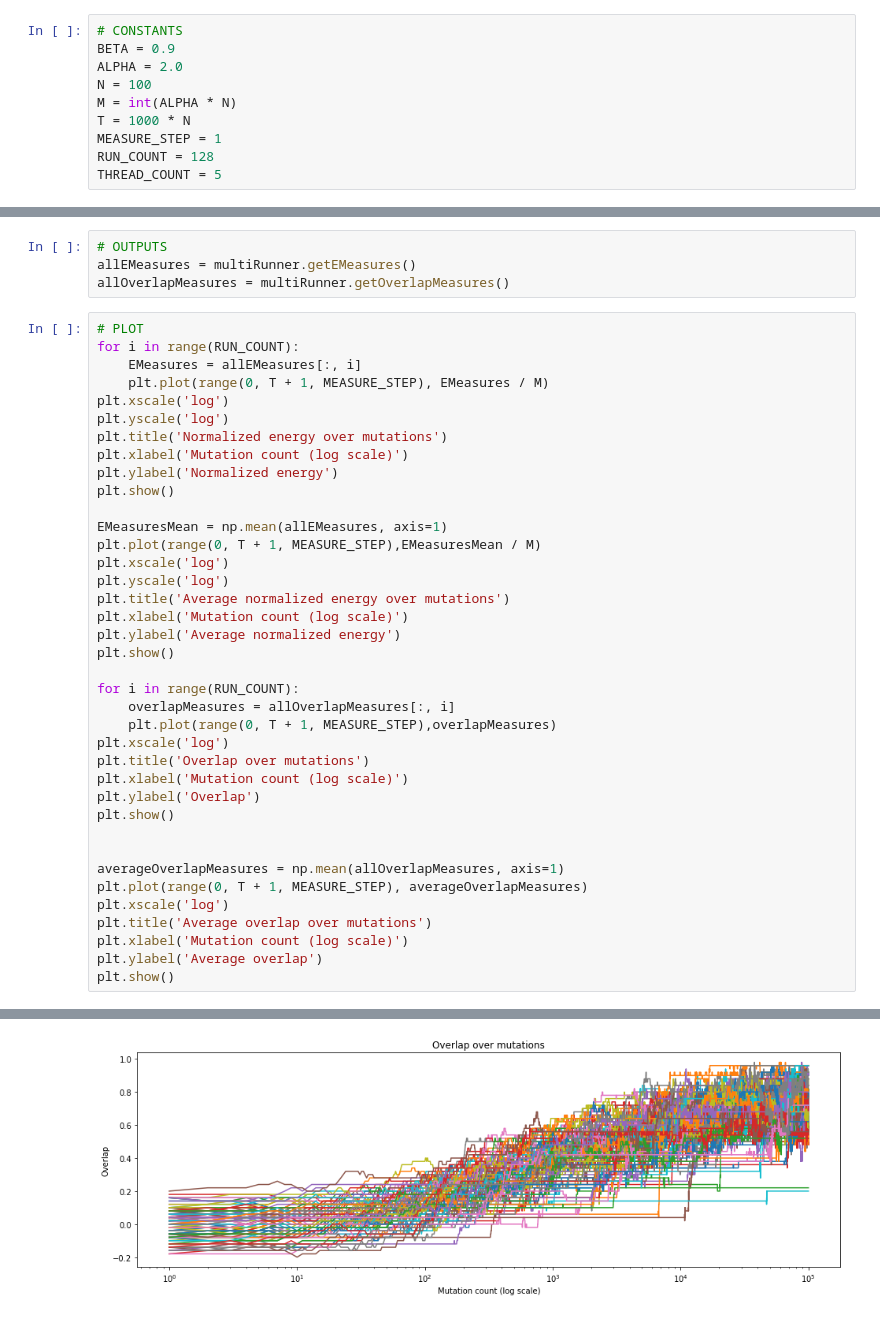
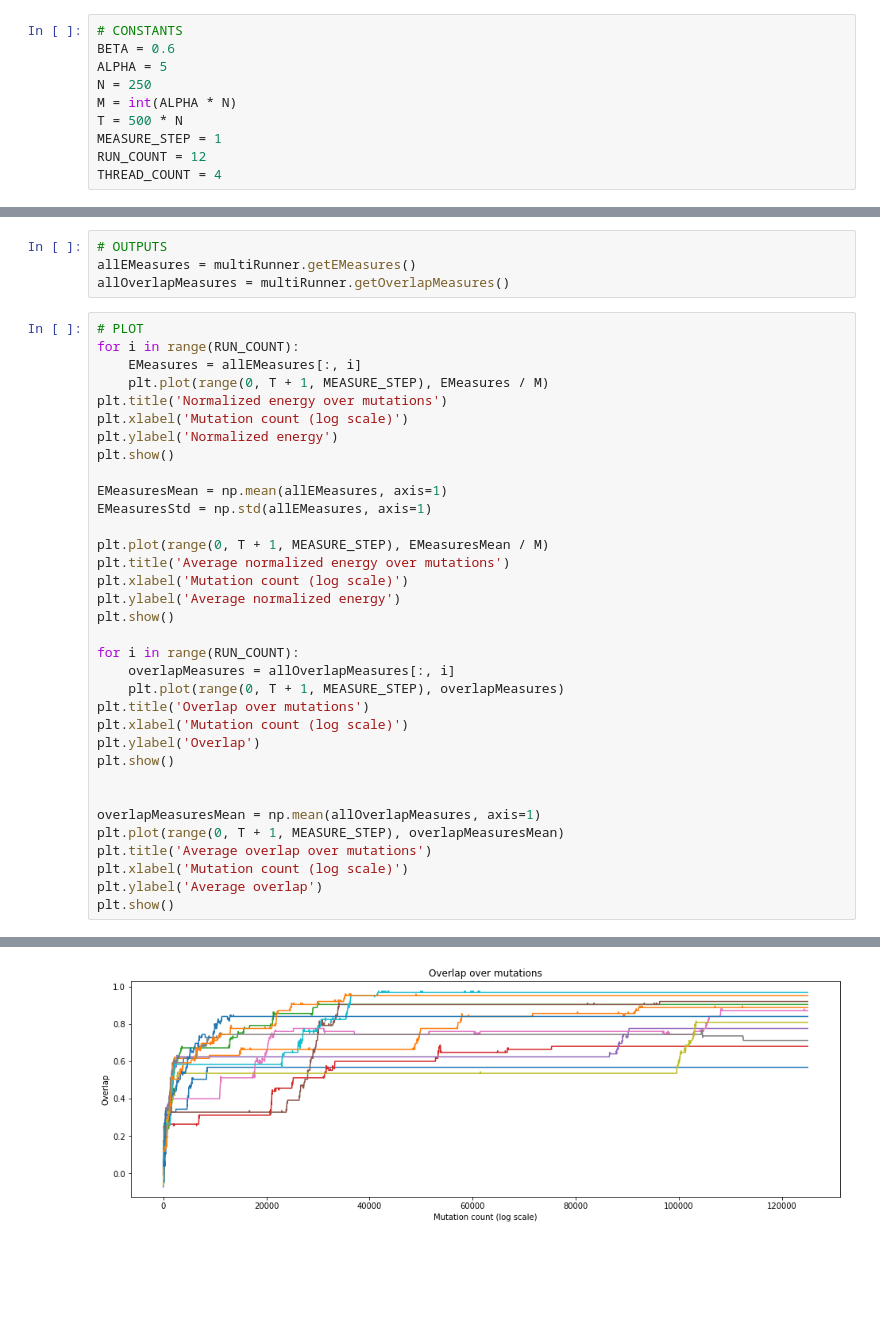
Before and after one commit to njroussel/SimulatedAnnealing, a Jupyter notebook: Running.ipynb, the cells around one changed output, grey strips where cells are left out. Drawn from its saved outputs; the diff is of its cells as text; blank space fills up the shorter version.

Commit message:
Plot schedules, fix schedule errors, create bindings for schedulers

```diff
--- a/Running.ipynb
+++ b/Running.ipynb
@@ -9,14 +9,14 @@ import numpy as np
 plt.rcParams["figure.figsize"] = (16, 5)
 # %%
 # CONSTANTS
-BETA = 0.9
-ALPHA = 2.0
-N = 100
+BETA = 0.6
+ALPHA = 5
+N = 250
 M = int(ALPHA * N)
-T = 1000 * N
+T = 500 * N
 MEASURE_STEP = 1
-RUN_COUNT = 128
-THREAD_COUNT = 5
+RUN_COUNT = 12
+THREAD_COUNT = 4
 # %%
 # SEEDS
 weightsSeed = rng.randint(0,2**32-1)
@@ -48,17 +48,15 @@ allOverlapMeasures = multiRunner.getOverlapMeasures()
 for i in range(RUN_COUNT):
     EMeasures = allEMeasures[:, i]
     plt.plot(range(0, T + 1, MEASURE_STEP), EMeasures / M)
-plt.xscale('log')
-plt.yscale('log')
 plt.title('Normalized energy over mutations')
 plt.xlabel('Mutation count (log scale)')
 plt.ylabel('Normalized energy')
 plt.show()
 
 EMeasuresMean = np.mean(allEMeasures, axis=1)
-plt.plot(range(0, T + 1, MEASURE_STEP),EMeasuresMean / M)
-plt.xscale('log')
-plt.yscale('log')
+EMeasuresStd = np.std(allEMeasures, axis=1)
+
+plt.plot(range(0, T + 1, MEASURE_STEP), EMeasuresMean / M)
 plt.title('Average normalized energy over mutations')
 plt.xlabel('Mutation count (log scale)')
 plt.ylabel('Average normalized energy')
@@ -66,17 +64,15 @@ plt.show()
 
 for i in range(RUN_COUNT):
     overlapMeasures = allOverlapMeasures[:, i]
-    plt.plot(range(0, T + 1, MEASURE_STEP),overlapMeasures)
-plt.xscale('log')
+    plt.plot(range(0, T + 1, MEASURE_STEP), overlapMeasures)
 plt.title('Overlap over mutations')
 plt.xlabel('Mutation count (log scale)')
 plt.ylabel('Overlap')
 plt.show()
 
 
-averageOverlapMeasures = np.mean(allOverlapMeasures, axis=1)
-plt.plot(range(0, T + 1, MEASURE_STEP), averageOverlapMeasures)
-plt.xscale('log')
+overlapMeasuresMean = np.mean(allOverlapMeasures, axis=1)
+plt.plot(range(0, T + 1, MEASURE_STEP), overlapMeasuresMean)
 plt.title('Average overlap over mutations')
 plt.xlabel('Mutation count (log scale)')
 plt.ylabel('Average overlap')
@@ -87 +83 @@ plt.show()
-[figure, old version]
+[figure, new version]
```
Also changed, not shown: parts of 1 cell of this notebook, 5 other files.
